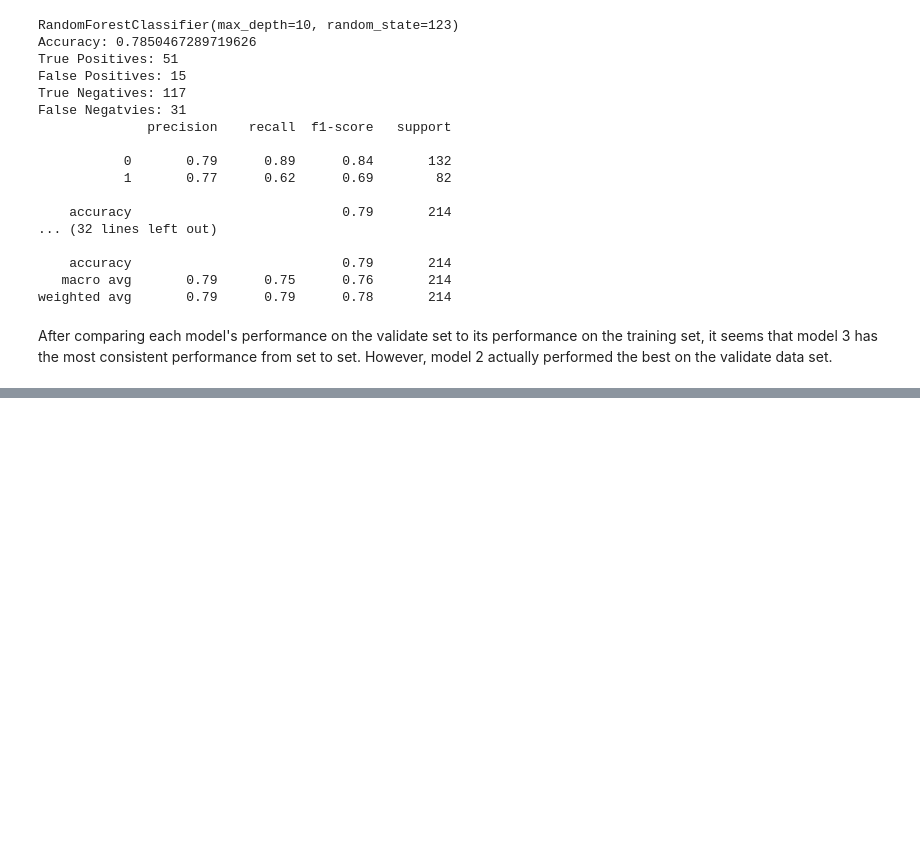
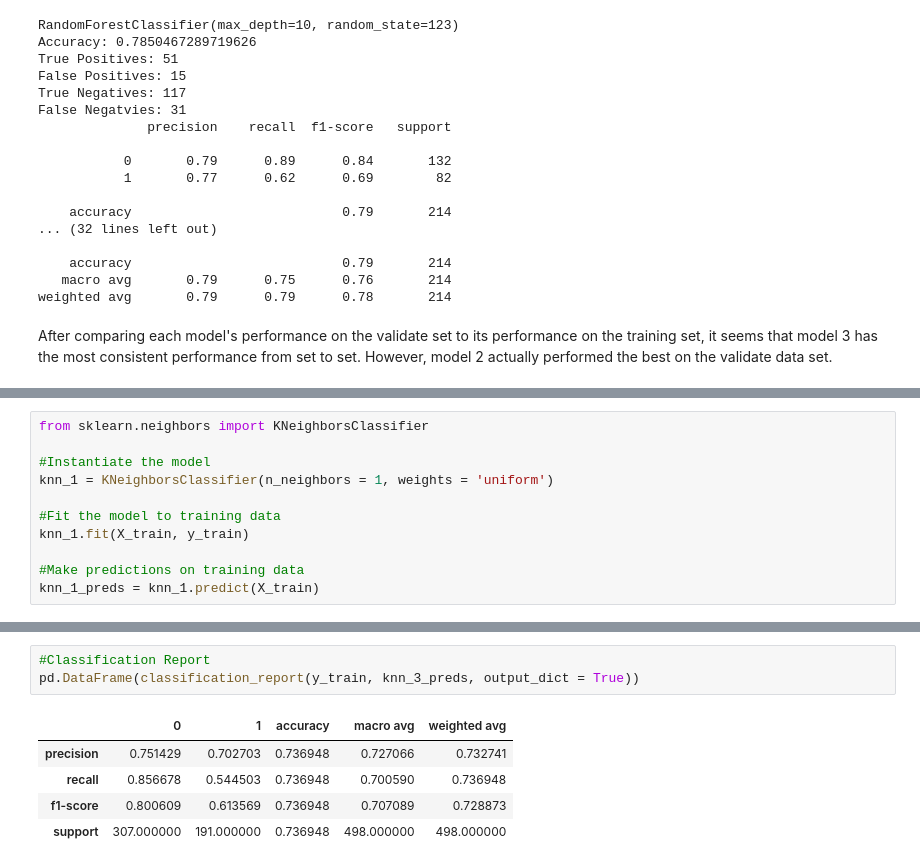
Before and after one commit to johnathon-smith/classification-exercises, a Jupyter notebook: model.ipynb, the cells around one changed output, grey strips where cells are left out. Saved outputs shown, nothing was run; the diff lists cells and outputs as text; blank space fills up the shorter version.

```diff
--- a/model.ipynb
+++ b/model.ipynb
@@ -433,0 +438,11 @@ After comparing each model's performance on the validate set to its performance
+# %%
+from sklearn.neighbors import KNeighborsClassifier
+
+#Instantiate the model
+knn_1 = KNeighborsClassifier(n_neighbors = 1, weights = 'uniform')
+
+#Fit the model to training data
+knn_1.fit(X_train, y_train)
+
+#Make predictions on training data
+knn_1_preds = knn_1.predict(X_train)
@@ -433,0 +553,9 @@ After comparing each model's performance on the validate set to its performance
+# %%
+#Classification Report
+pd.DataFrame(classification_report(y_train, knn_3_preds, output_dict = True))
+# %% [output]
+|  | 0 | 1 | accuracy | macro avg | weighted avg |
+| precision | 0.751429 | 0.702703 | 0.736948 | 0.727066 | 0.732741 |
+| recall | 0.856678 | 0.544503 | 0.736948 | 0.700590 | 0.736948 |
+| f1-score | 0.800609 | 0.613569 | 0.736948 | 0.707089 | 0.728873 |
+| support | 307.000000 | 191.000000 | 0.736948 | 498.000000 | 498.000000 |
```
Also changed, not shown: parts of 24 cells of this notebook.
